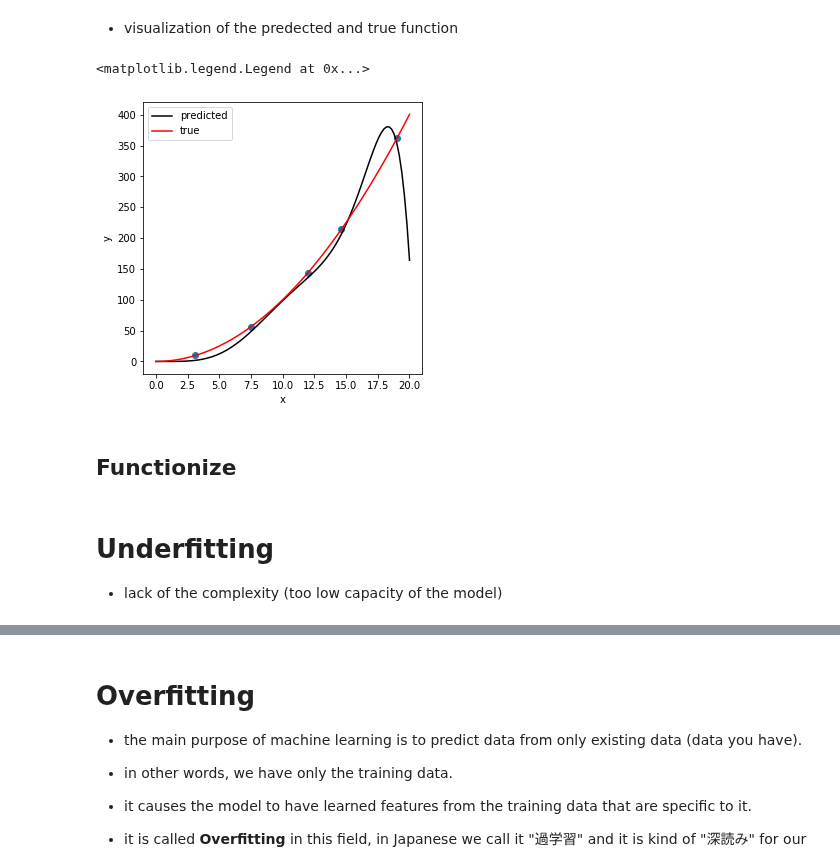
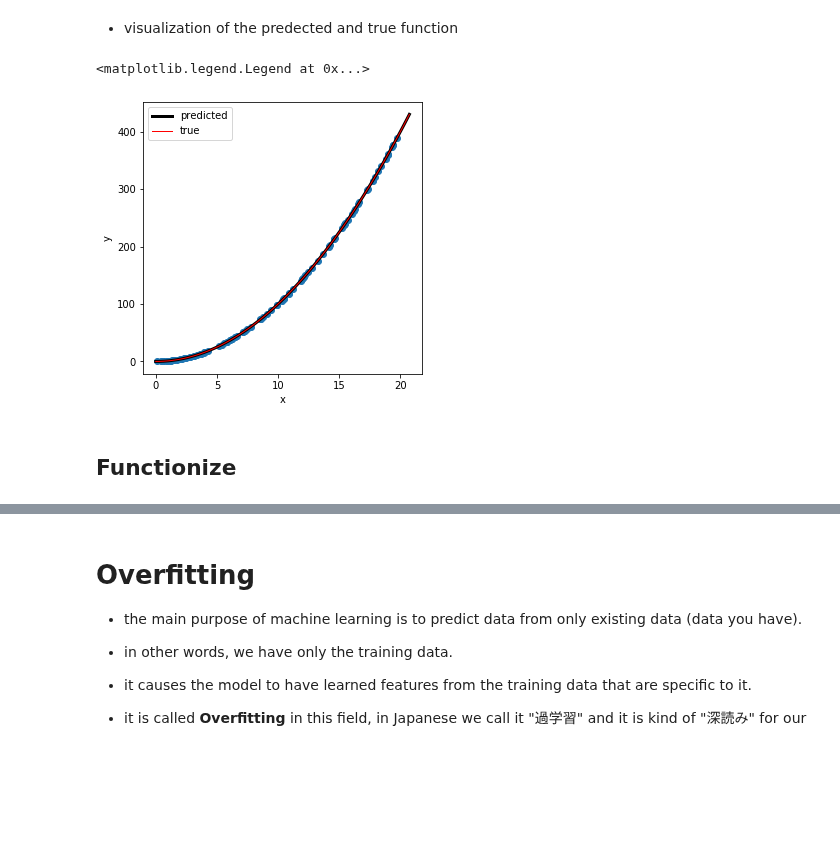
Before and after one commit to shinshoji01/gonken-lesson, a Jupyter notebook: 2020/04_Overfittng_and_Underfittng.ipynb, the cells around one changed output, grey strips where cells are left out. Drawn from its saved outputs; the diff is of its cells as text; code cells hidden in the pictures; blank space fills up the shorter version.

```diff
--- a/2020/04_Overfittng_and_Underfittng.ipynb
+++ b/2020/04_Overfittng_and_Underfittng.ipynb
@@ -43,7 +50,7 @@ def f_true(x):
 - data preparation
 # %%
 #--- parameter ---#
-num = 5 # the number of the training set
+num = 100 # the number of the training set
 test_num = 10
 alpha = 0 # the amount of the noise which corrupts the data
 #-----------------#
@@ -128,15 +171,15 @@ y_true = f_true(line)
 # %%
 plt.figure(figsize=(5, 5))
 plt.scatter(x, y)
 # plt.scatter(x_test, y_test)
-plt.plot(line, y_predict, c="black", label="predicted")
-plt.plot(line, y_true, c="red", label="true")
+plt.plot(line, y_predict, c="black", label="predicted", linewidth=3)
+plt.plot(line, y_true, c="red", label="true", linewidth=1)
 plt.xlabel("x")
 plt.ylabel("y")
 plt.legend()
 # %% [output]
 <matplotlib.legend.Legend at 0x...>
-[figure, old version]
+[figure, new version]
 # %% [markdown]
 ## Functionize
 # %%
@@ -165,6 +208,3 @@ def get_errors(pf, model, x, y, x_test, y_test):
     y_pred = model.predict(x_)
     test_error = get_error(y_pred, y_test)
     return train_error, test_error
-# %% [markdown]
-# Underfitting
-- lack of the complexity (too low capacity of the model)
```
Also changed, not shown: parts of 32 cells of this notebook.
